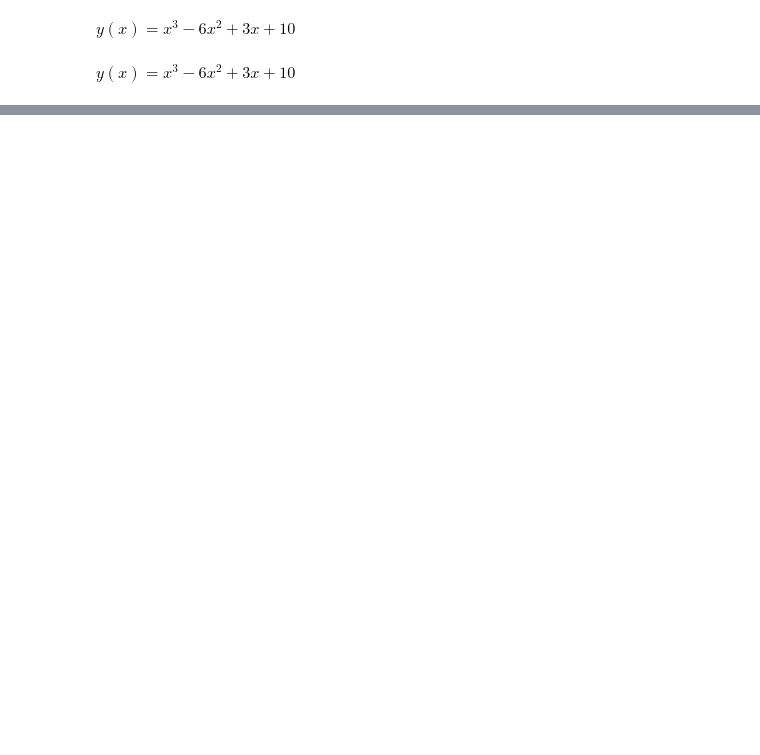
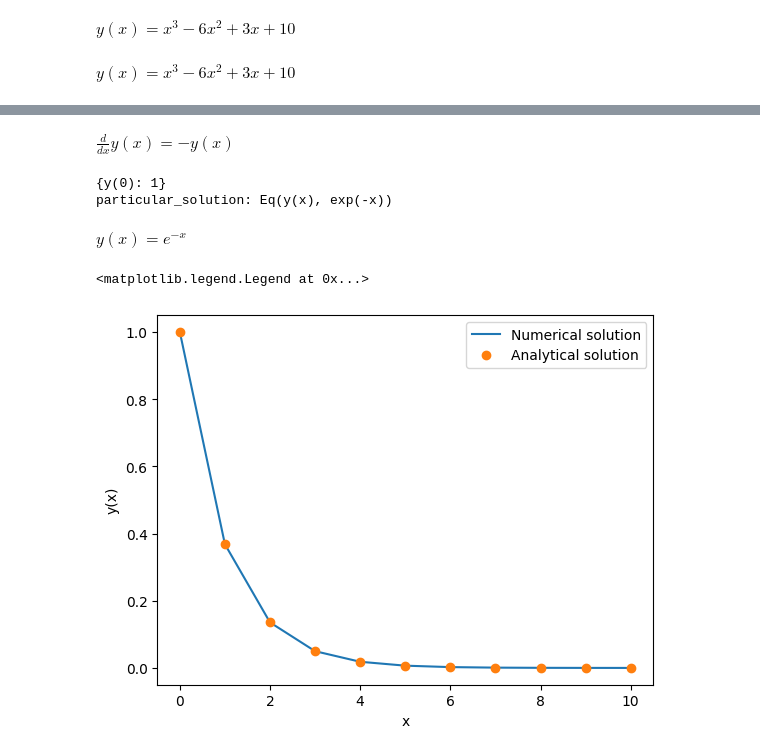
Before and after one commit to Hansi1007/PyMyTrainingA002, a Jupyter notebook: Kopie_von_tut_ode_01.ipynb, the cells around one changed output, grey strips where cells are left out. Cells and saved outputs as stored; diff of their text form; code cells hidden in the pictures; blank space fills up the shorter version.

```diff
--- a/Kopie_von_tut_ode_01.ipynb
+++ b/Kopie_von_tut_ode_01.ipynb
@@ -217,0 +259,6 @@ $\displaystyle y{\left(x \right)} = x^{3} - 6 x^{2} + 3 x + 10$
+# %%
+from scipy.integrate import solve_ivp
+import numpy as np
+# -y(x) Right-hand site rhs of the differential equation
+def fun(x,y):
+  return -y
@@ -217,0 +269,2 @@ $\displaystyle y{\left(x \right)} = x^{3} - 6 x^{2} + 3 x + 10$
+# %%
+x_pts = np.linspace(0, 10, 11)
@@ -217,0 +273,3 @@ $\displaystyle y{\left(x \right)} = x^{3} - 6 x^{2} + 3 x + 10$
+# %%
+result = solve_ivp(fun, (0, 10), [1], t_eval=x_pts) # y0 = 1
+result
@@ -217,0 +292,34 @@ $\displaystyle y{\left(x \right)} = x^{3} - 6 x^{2} + 3 x + 10$
+# %%
+# analythische Lösung
+x = symbols('x',real=True)
+y = Function('y')(x)
+DGL = Eq(y.diff(x), -y)
+DGL
+# %% [output]
+$\displaystyle \frac{d}{d x} y{\left(x \right)} = - y{\left(x \right)}$
+# %%
+# Solve the differential equation
+general_solution = dsolve(DGL)
+
+# Apply the initial condition y(0) = 1
+initial_condition = {y.subs(x, 0): 1}
+print(initial_condition)
+particular_solution = dsolve(DGL, ics=initial_condition)
+
+# Display the particular solution
+print('particular_solution:', particular_solution)
+particular_solution
+# %% [output]
+{y(0): 1}
+particular_solution: Eq(y(x), exp(-x))
+$\displaystyle y{\left(x \right)} = e^{- x}$
+# %%
+plt.plot(result.y[0,:], label = "Numerical solution")
+plt.plot(x_pts, [math.e**(-x) for x in x_pts], "o", \
+                label="Analytical solution")
+plt.xlabel("x")
+plt.ylabel("y(x)")
+plt.legend()
+# %% [output]
+<matplotlib.legend.Legend at 0x...>
+[figure, added]
```
Also changed, not shown: parts of 11 cells of this notebook.
